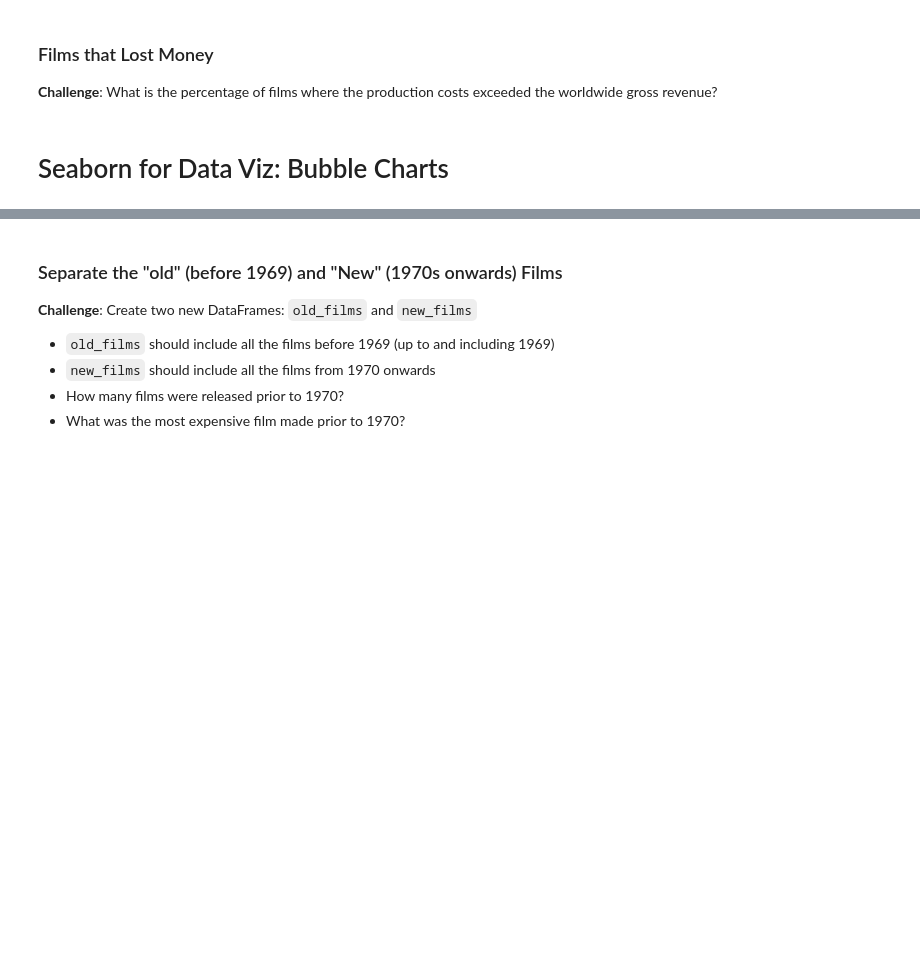
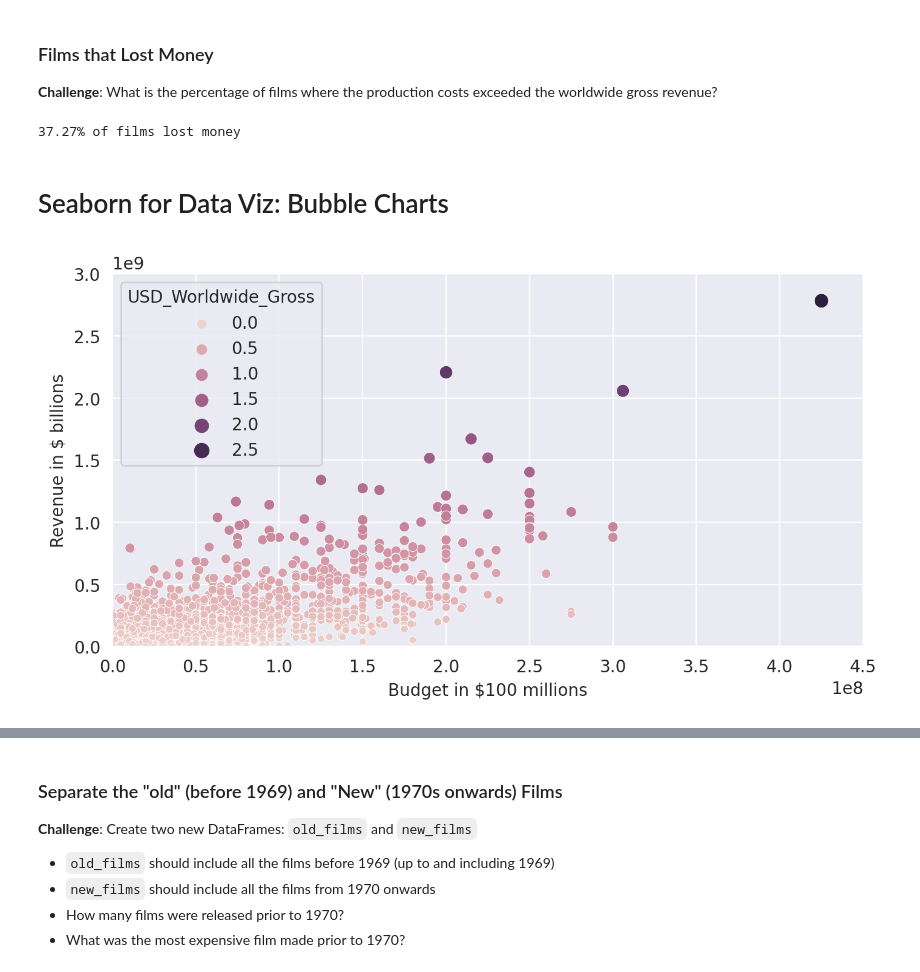
Before and after one commit to noah-clements/100Days-Python-Course, a Jupyter notebook: day77-Seaborn-Linear-Regression/Seaborn_and_Linear_Regression.ipynb, the cells around one changed output, grey strips where cells are left out. Saved outputs shown, nothing was run; the diff lists cells and outputs as text; code cells hidden in the pictures; blank space fills up the shorter version.

```diff
--- a/day77-Seaborn-Linear-Regression/Seaborn_and_Linear_Regression.ipynb
+++ b/day77-Seaborn-Linear-Regression/Seaborn_and_Linear_Regression.ipynb
@@ -266,3 +269,6 @@ Number of International-Only Releases: 155
 # %%
 # Date of Data Collection
 scrape_date = pd.Timestamp('2018-5-1')
+unreleased = data.query('Release_Date > @scrape_date')
+print(f'As of the date of data collection - {scrape_date} - {len(unreleased)} unreleased films were in the data set')
+unreleased
@@ -268,0 +285,4 @@ scrape_date = pd.Timestamp('2018-5-1')
+# %%
+# unreleased.index
+data_clean = data.drop(unreleased.index)
+data_clean.tail(5)
@@ -271,8 +298,33 @@ scrape_date = pd.Timestamp('2018-5-1')
 
 **Challenge**:
 What is the percentage of films where the production costs exceeded the worldwide gross revenue?
+# %%
+losers  = data_clean.query(expr='USD_Worldwide_Gross < USD_Production_Budget')
+print(f'{(len(losers)/len(data_clean)):.2%} of films lost money')
+# %% [output]
+37.27% of films lost money
 # %% [markdown]
 # Seaborn for Data Viz: Bubble Charts
+# %%
+# First look at scatter plots. See how Seaborn is built on MatPlotLib,
+# this allows delving into MatPlotLib (plt) for configuration, etc.
+
+plt.figure(figsize=(8,4), dpi=200)
+# set styling on a single chart
+with sns.axes_style('darkgrid'):
+       ax = sns.scatterplot(data=data_clean,
+                            x='USD_Production_Budget',
+                            y='USD_Worldwide_Gross', # next lines change scatterplot to bubble
+                            hue='USD_Worldwide_Gross', # color
+                            size='USD_Worldwide_Gross') # dot size
+
+       ax.set(ylim=(0, 3000000000),
+              xlim=(0, 450000000),
+              ylabel='Revenue in $ billions',
+              xlabel='Budget in $100 millions')
+# plt.show()
+# %% [output]
+[figure, added]
 # %% [markdown]
 ### Plotting Movie Releases over Time
 
```
Also changed, not shown: parts of 15 cells of this notebook, 1 other file.
